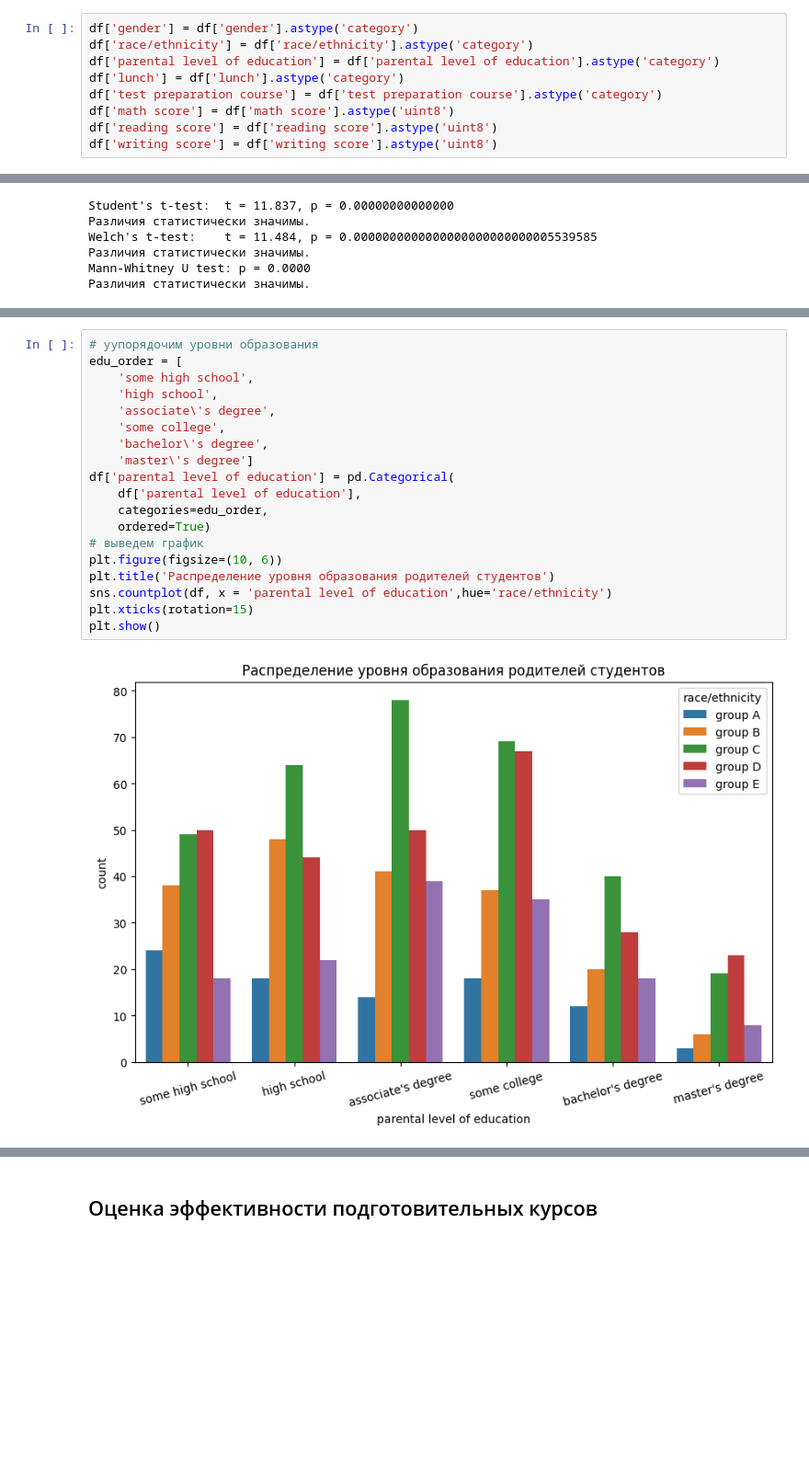
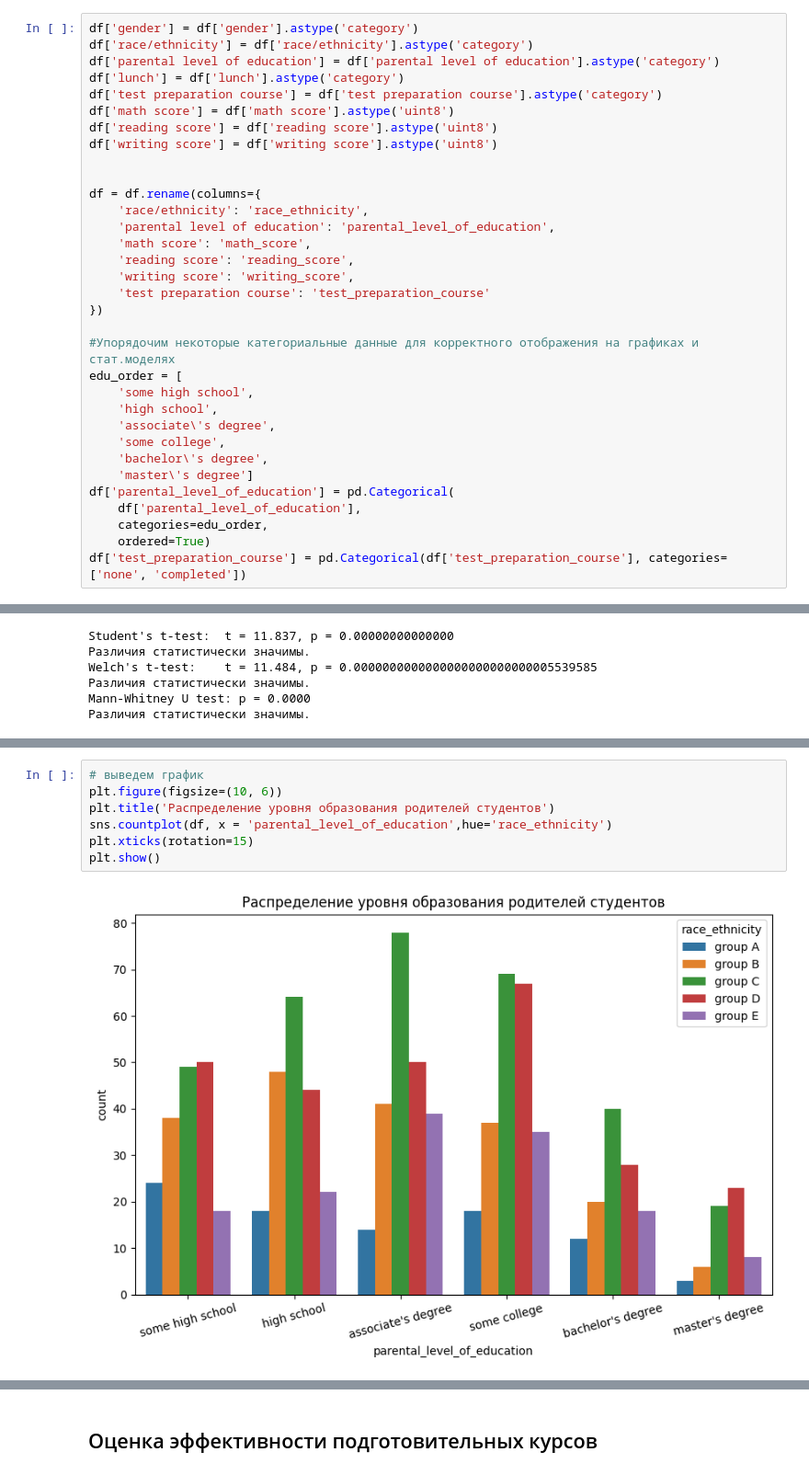
Before and after one commit to AlexanderGajduk/data_analytics, a Jupyter notebook: StudentsAchievements.ipynb, the cells around one changed output, grey strips where cells are left out. Shown at 92% size. Drawn from its saved outputs; the diff is of its cells as text; blank space fills up the shorter version.

```diff
--- a/StudentsAchievements.ipynb
+++ b/StudentsAchievements.ipynb
@@ -66,6 +66,30 @@ df['test preparation course'] = df['test preparation course'].astype('category')
 df['math score'] = df['math score'].astype('uint8')
 df['reading score'] = df['reading score'].astype('uint8')
 df['writing score'] = df['writing score'].astype('uint8')
+
+
+df = df.rename(columns={
+    'race/ethnicity': 'race_ethnicity',
+    'parental level of education': 'parental_level_of_education',
+    'math score': 'math_score',
+    'reading score': 'reading_score',
+    'writing score': 'writing_score',
+    'test preparation course': 'test_preparation_course'
+})
+
+#Упорядочим некоторые категориальные данные для корректного отображения на графиках и стат.моделях
+edu_order = [
+    'some high school',
+    'high school',
+    'associate\'s degree',
+    'some college',
+    'bachelor\'s degree',
+    'master\'s degree']
+df['parental_level_of_education'] = pd.Categorical(
+    df['parental_level_of_education'],
+    categories=edu_order,
+    ordered=True)
+df['test_preparation_course'] = pd.Categorical(df['test_preparation_course'], categories=['none', 'completed'])
 # %%
 df.info()
 # %% [output]
@@ -513,23 +537,11 @@ Categories (6, object): ['associate's degree', 'bachelor's degree', 'high school
 # %%
-# уупорядочим уровни образования
-edu_order = [
-    'some high school',
-    'high school',
-    'associate\'s degree',
-    'some college',
-    'bachelor\'s degree',
-    'master\'s degree']
-df['parental level of education'] = pd.Categorical(
-    df['parental level of education'],
-    categories=edu_order,
-    ordered=True)
 # выведем график
 plt.figure(figsize=(10, 6))
 plt.title('Распределение уровня образования родителей студентов')
-sns.countplot(df, x = 'parental level of education',hue='race/ethnicity')
+sns.countplot(df, x = 'parental_level_of_education',hue='race_ethnicity')
 plt.xticks(rotation=15)
 plt.show()
 # %% [output]
-[figure, old version]
+[figure, new version]
 # %%
 group_par_edu = pd.crosstab(
```
Also changed, not shown: parts of 46 cells of this notebook.
